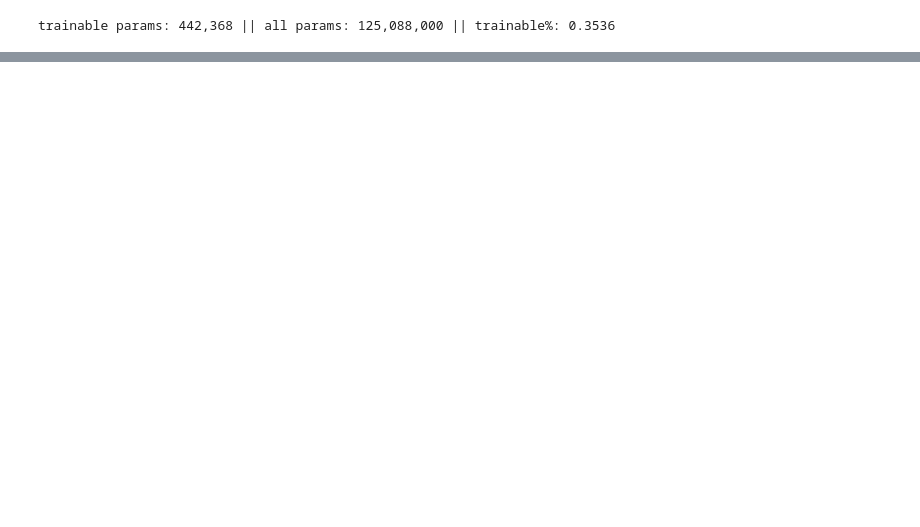
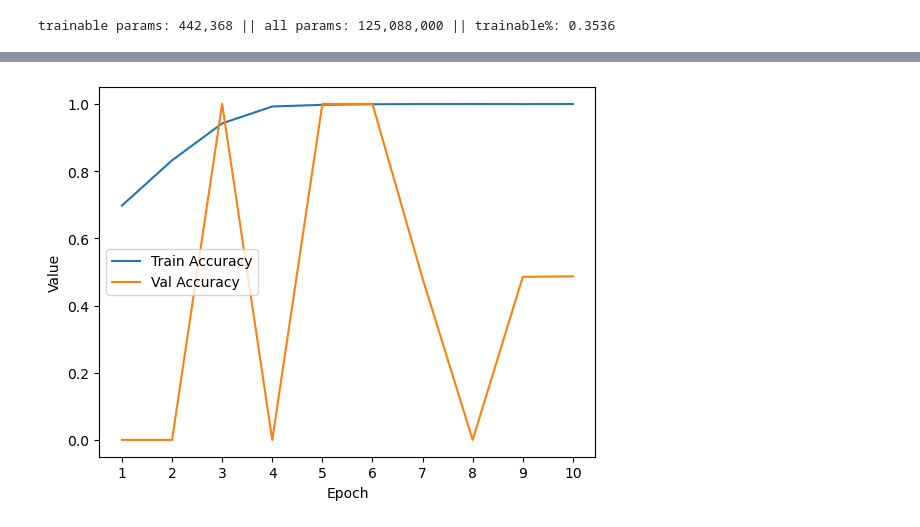
Before and after one commit to Strafred/source-code-plagiarism-detection, a Jupyter notebook: model_training.ipynb, the cells around one changed output, grey strips where cells are left out. Saved outputs shown, nothing was run; the diff lists cells and outputs as text; code cells hidden in the pictures; blank space fills up the shorter version.

```diff
--- a/model_training.ipynb
+++ b/model_training.ipynb
@@ -238,0 +269,11 @@ KeyboardInterrupt:
+# %%
+plt.plot(range(1, EPOCHS + 1), epochs_accuracies_train, label="Train Accuracy")
+plt.plot(range(1, EPOCHS + 1), epochs_accuracies_test, label="Val Accuracy")
+plt.legend()
+plt.xlabel("Epoch")
+plt.ylabel("Value")
+plt.xticks(range(1, EPOCHS + 1))
+
+plt.show()
+# %% [output]
+[figure, added]
```
Also changed, not shown: parts of 4 cells of this notebook.
